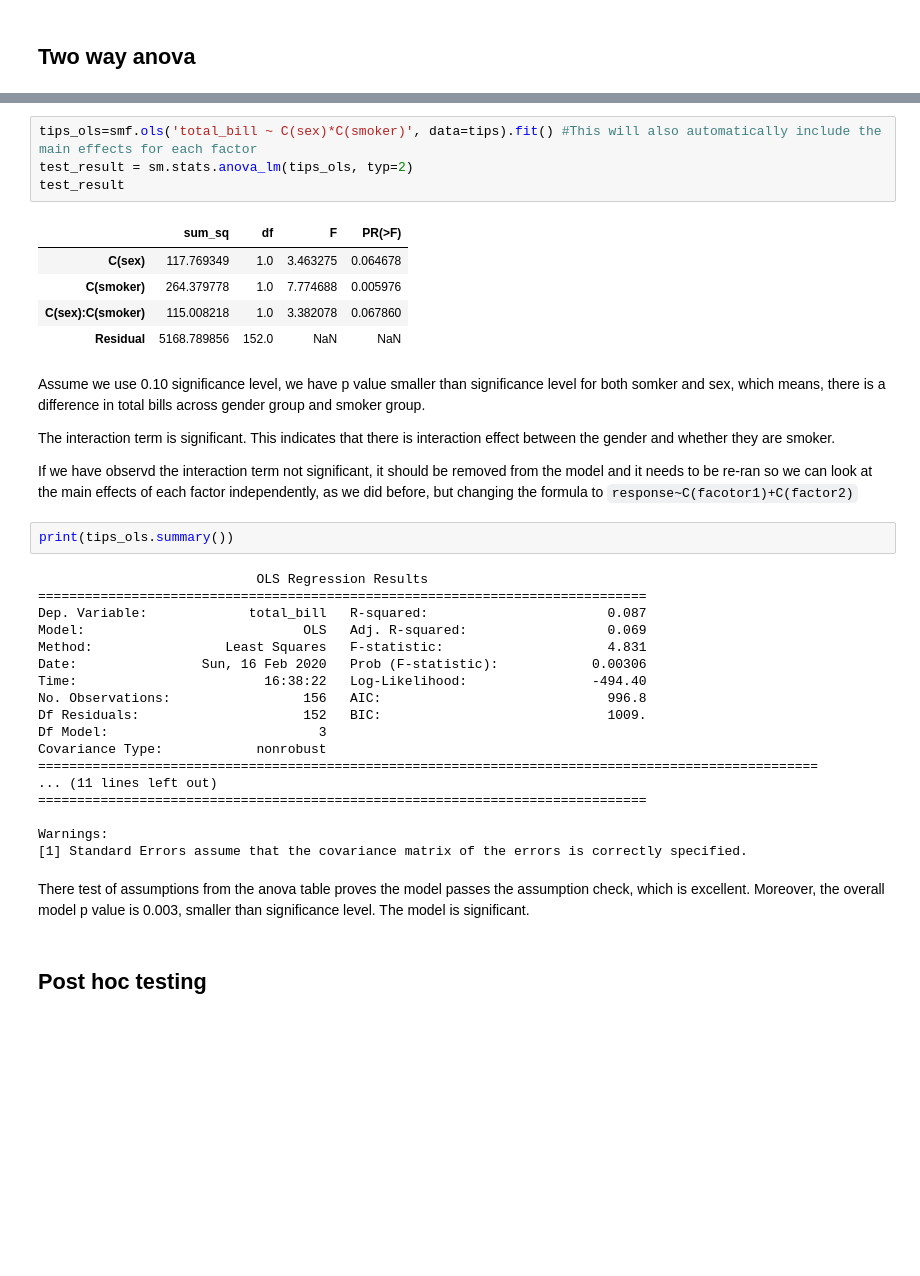
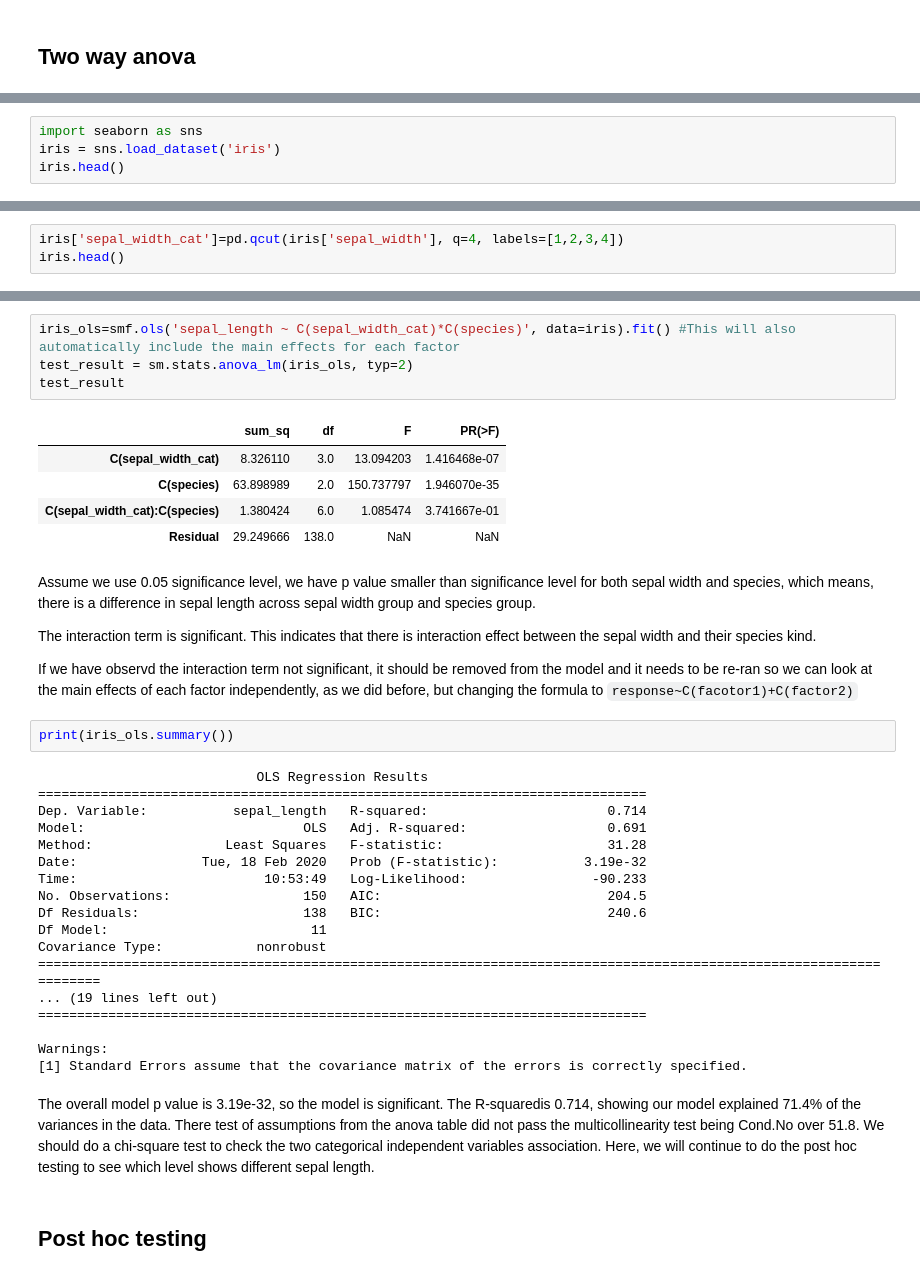
Before and after one commit to AilingLiu/Inferential_Statistics, a Jupyter notebook: ANOVA.ipynb, the cells around one changed output, grey strips where cells are left out. Saved outputs shown, nothing was run; the diff lists cells and outputs as text; blank space fills up the shorter version.

```diff
--- a/ANOVA.ipynb
+++ b/ANOVA.ipynb
@@ -199,0 +190,4 @@ tips.head()
+# %%
+import seaborn as sns
+iris = sns.load_dataset('iris')
+iris.head()
@@ -199,0 +201,3 @@ tips.head()
+# %%
+iris['sepal_width_cat']=pd.qcut(iris['sepal_width'], q=4, labels=[1,2,3,4])
+iris.head()
@@ -200,40 +211,41 @@ tips.head()
 # %%
-tips_ols=smf.ols('total_bill ~ C(sex)*C(smoker)', data=tips).fit() #This will also automatically include the main effects for each factor
-test_result = sm.stats.anova_lm(tips_ols, typ=2)
+iris_ols=smf.ols('sepal_length ~ C(sepal_width_cat)*C(species)', data=iris).fit() #This will also automatically include the main effects for each factor
+test_result = sm.stats.anova_lm(iris_ols, typ=2)
 test_result
 # %% [output]
 |  | sum_sq | df | F | PR(>F) |
-| C(sex) | 117.769349 | 1.0 | 3.463275 | 0.064678 |
-| C(smoker) | 264.379778 | 1.0 | 7.774688 | 0.005976 |
-| C(sex):C(smoker) | 115.008218 | 1.0 | 3.382078 | 0.067860 |
-| Residual | 5168.789856 | 152.0 | NaN | NaN |
+| C(sepal_width_cat) | 8.326110 | 3.0 | 13.094203 | 1.416468e-07 |
+| C(species) | 63.898989 | 2.0 | 150.737797 | 1.946070e-35 |
+| C(sepal_width_cat):C(species) | 1.380424 | 6.0 | 1.085474 | 3.741667e-01 |
+| Residual | 29.249666 | 138.0 | NaN | NaN |
 # %% [markdown]
-Assume we use 0.10 significance level, we have p value smaller than significance level for both somker and sex, which means, there is a difference in total bills across gender group and smoker group.
+Assume we use 0.05 significance level, we have p value smaller than significance level for both sepal width and species, which means, there is a difference in sepal length across sepal width group and species group.
 
-The interaction term is significant. This indicates that there is interaction effect between the gender and whether they are smoker.
+The interaction term is significant. This indicates that there is interaction effect between the sepal width and their species kind.
 
 If we have observd the interaction term not significant, it should be removed from the model and it needs to be re-ran so we can look at the main effects of each factor independently, as we did before, but changing the formula to `response~C(facotor1)+C(factor2)`
 # %%
-print(tips_ols.summary())
+print(iris_ols.summary())
 # %% [output]
                             OLS Regression Results
 ==============================================================================
-Dep. Variable:             total_bill   R-squared:                       0.087
-Model:                            OLS   Adj. R-squared:                  0.069
-Method:                 Least Squares   F-statistic:                     4.831
-Date:                Sun, 16 Feb 2020   Prob (F-statistic):            0.00306
-Time:                        16:38:22   Log-Likelihood:                -494.40
-No. Observations:                 156   AIC:                             996.8
-Df Residuals:                     152   BIC:                             1009.
-Df Model:                           3
+Dep. Variable:           sepal_length   R-squared:                       0.714
+Model:                            OLS   Adj. R-squared:                  0.691
+Method:                 Least Squares   F-statistic:                     31.28
+Date:                Tue, 18 Feb 2020   Prob (F-statistic):           3.19e-32
+Time:                        10:53:49   Log-Likelihood:                -90.233
+No. Observations:                 150   AIC:                             204.5
+Df Residuals:                     138   BIC:                             240.6
+Df Model:                          11
 Covariance Type:            nonrobust
-====================================================================================================
-... (11 lines left out)
+====================================================================================================================
+... (19 lines left out)
 ==============================================================================
 
 Warnings:
 [1] Standard Errors assume that the covariance matrix of the errors is correctly specified.
-# %% [markdown]
-There test of assumptions from the anova table proves the model passes the assumption check, which is excellent. Moreover, the overall model p value is 0.003, smaller than significance level. The model is significant.
+# %% [markdown]
+The overall model p value is 3.19e-32, so the model is significant. The R-squaredis 0.714, showing our model explained 71.4% of the variances in the data.
+There test of assumptions from the anova table did not pass the multicollinearity test being Cond.No over 51.8. We should do a chi-square test to check the two categorical independent variables association. Here, we will continue to do the post hoc testing to see which level shows different sepal length.
 # %% [markdown]
 ## Post hoc testing
```
Also changed, not shown: parts of 12 cells of this notebook.
